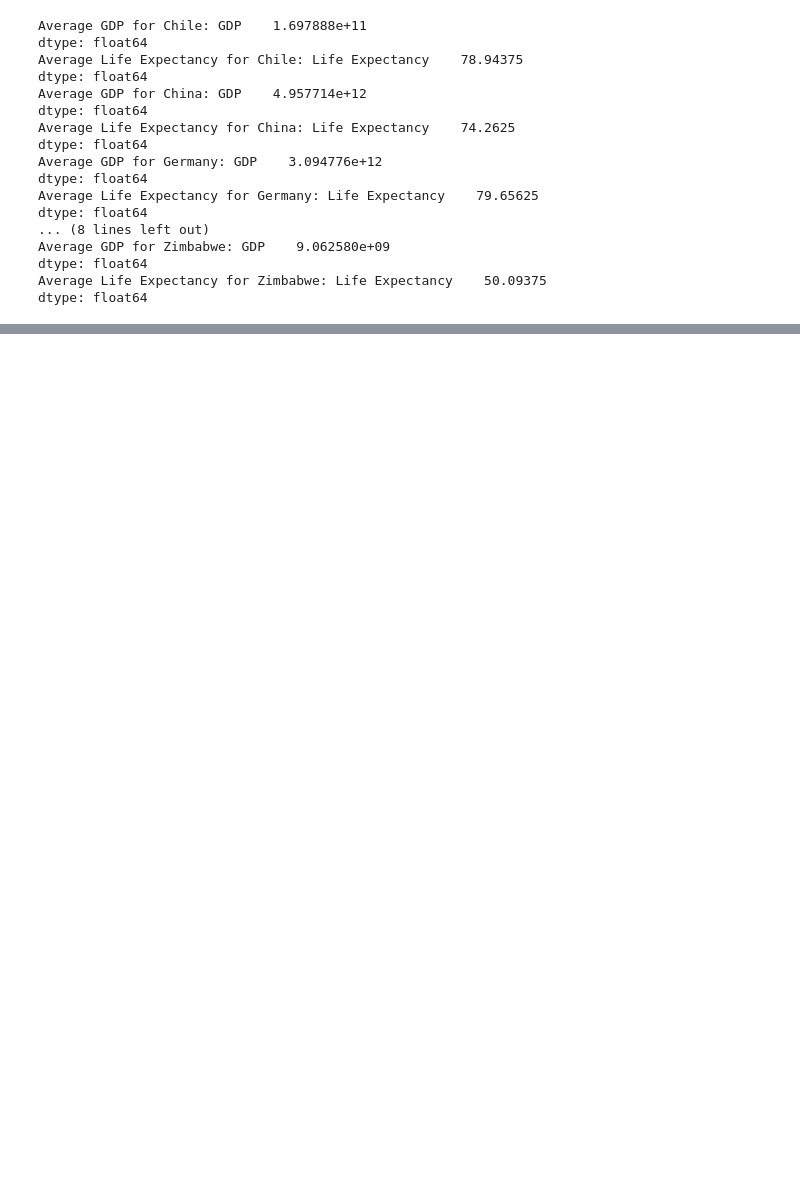
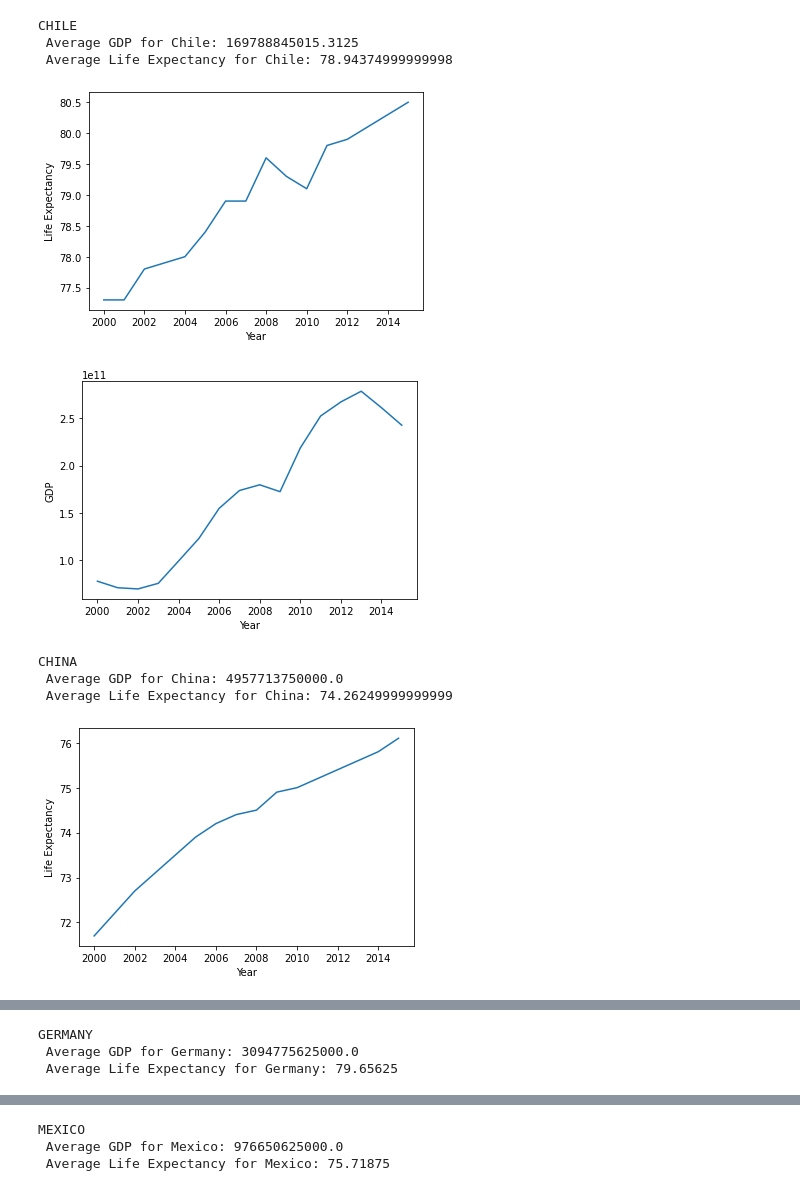
Before and after one commit to Gigabyte2408/life-expectancy-gdp-project, a Jupyter notebook: life_expectancy_gdp.ipynb, the cells around one changed output, grey strips where cells are left out. Saved outputs shown, nothing was run; the diff lists cells and outputs as text; code cells hidden in the pictures; blank space fills up the shorter version.

Commit message:
Line Plots
Got rid of dict as indexer warning and added line plots for GDP and life expectancy into the for loop

```diff
--- a/life_expectancy_gdp.ipynb
+++ b/life_expectancy_gdp.ipynb
@@ -16,30 +16,32 @@ import statsmodels.api as sm
 # %%
 df = pd.read_csv('/users/ghanimsial/desktop/code cademy/data science machine learning specialist/life expectancy gdp project/all_data.csv')
 #Chile
 df = df.rename(columns = {'Life expectancy at birth (years)': 'Life Expectancy'})
 def average_var_country(df, count, var):
-    print(f'''Average {var} for {count}: {df[df.Country == count][{var}].mean()}''')
+    print(f''' Average {var} for {count}: {df[df.Country == count][var].mean()}''')
 
 countries = [i for i in df.Country.unique()]
 
 for i in countries:
+    print(f'\n{i.upper()}')
     average_var_country(df, i, 'GDP')
     average_var_country(df, i, 'Life Expectancy')
+    sns.lineplot(x = 'Year', y = 'Life Expectancy', data = df[df.Country == i])
+    plt.show()
+    plt.clf()
+    sns.lineplot(x = 'Year', y = 'GDP', data = df[df.Country == i])
+    plt.show()
+    plt.clf()
+
+print(f'\nAverage GDP of all countries: {df.GDP.mean()}')
+print(f'''Average Life Expectancy for all countries: {df['Life Expectancy'].mean()}''')
 # %% [output]
-Average GDP for Chile: GDP    1.697888e+11
-dtype: float64
-Average Life Expectancy for Chile: Life Expectancy    78.94375
-dtype: float64
-Average GDP for China: GDP    4.957714e+12
-dtype: float64
-Average Life Expectancy for China: Life Expectancy    74.2625
-dtype: float64
-Average GDP for Germany: GDP    3.094776e+12
-dtype: float64
-Average Life Expectancy for Germany: Life Expectancy    79.65625
-dtype: float64
-... (8 lines left out)
-Average GDP for Zimbabwe: GDP    9.062580e+09
-dtype: float64
-Average Life Expectancy for Zimbabwe: Life Expectancy    50.09375
-dtype: float64
+CHILE
+ Average GDP for Chile: 169788845015.3125
+ Average Life Expectancy for Chile: 78.94374999999998
+[figure, added]
+[figure, added]
+CHINA
+ Average GDP for China: 4957713750000.0
+ Average Life Expectancy for China: 74.26249999999999
+[figure, added]
@@ -45,0 +49,3 @@ dtype: float64
+GERMANY
+ Average GDP for Germany: 3094775625000.0
+ Average Life Expectancy for Germany: 79.65625
@@ -45,0 +54,3 @@ dtype: float64
+MEXICO
+ Average GDP for Mexico: 976650625000.0
+ Average Life Expectancy for Mexico: 75.71875
```
Also changed, not shown: parts of 1 cell of this notebook.
